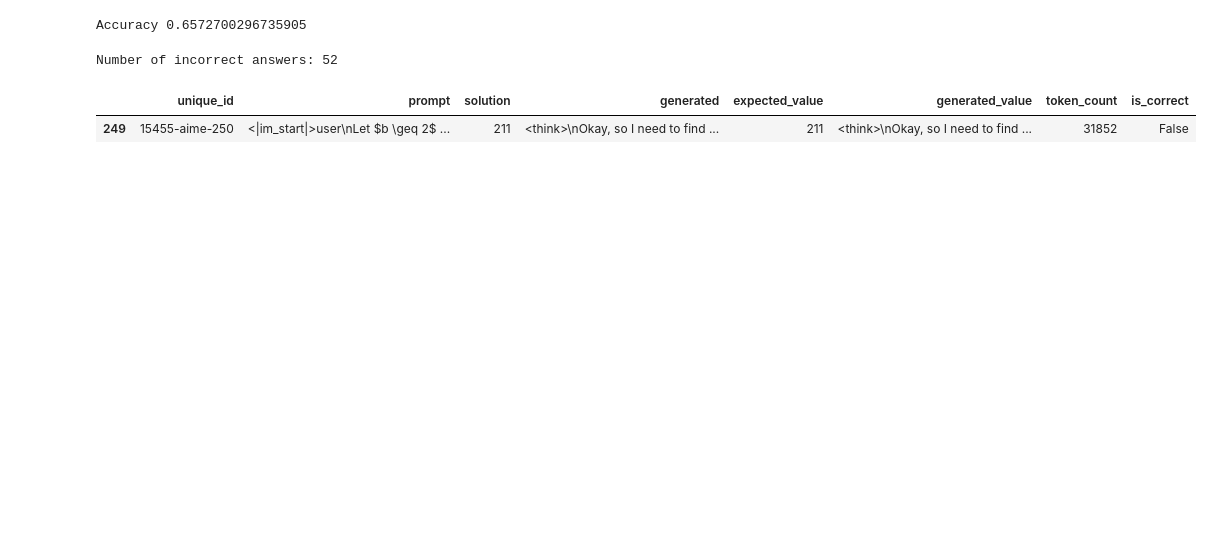
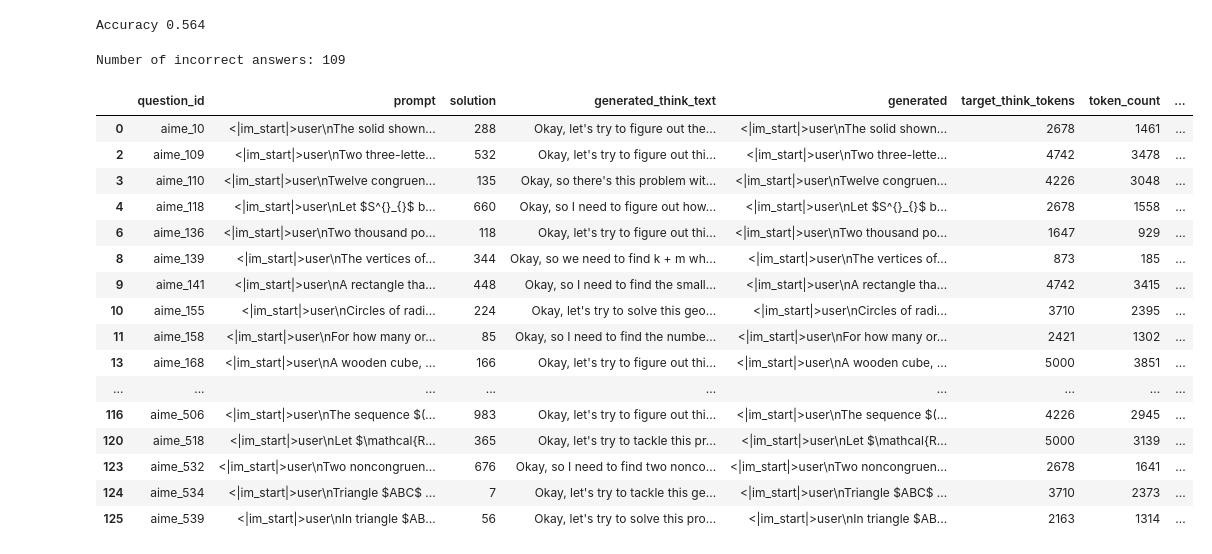
Before and after one commit to SebastianJitaru29/llm-think-too-much, a Jupyter notebook: evaluation/results_analysis.ipynb, the cells around one changed output. Cells and saved outputs as stored; diff of their text form; code cells hidden in the pictures; blank space fills up the shorter version.

Commit message:
wip regressor results

```diff
--- a/evaluation/results_analysis.ipynb
+++ b/evaluation/results_analysis.ipynb
@@ -50,11 +64,12 @@ import pandas as pd
 from eval_pipeline import is_equiv
 model_qwen = "Qwen3-8B_baseline"
 model_qwen_nowait = "Qwen3-8B_nowait"
+model_l1 = "L1-Regressor"
 
-df_qwen_math = pd.read_parquet(Path().resolve().parent / "experiments" / model_qwen_nowait / "olympiad_results.parquet")
+df_qwen_math = pd.read_parquet(Path().resolve().parent / "experiments" / model_l1 / "aime-250_results.parquet")
 print("shape", df_qwen_math.shape)
 print("Accuracy", df_qwen_math["is_correct"].mean())
 incorrect = df_qwen_math[df_qwen_math["is_correct"] == False].copy()
 print("Number of incorrect answers:", len(incorrect))
-incorrect.to_csv("incorrect_qwen_olympiad.csv", index=False)
+df_qwen_math.head()
 # %% [output]
@@ -361,18 +360,33 @@ def evaluate_answer(expected_answer: str, generated_answer: str) -> bool:
 df_qwen_math['expected_value'] = df_qwen_math['solution'].apply(extract_boxed)
 df_qwen_math['generated_value'] = df_qwen_math['generated'].apply(extract_boxed)
 df_qwen_math['is_correct'] = df_qwen_math.apply(lambda row: evaluate_answer(row['solution'], row['generated'])[0], axis=1)
-print("Accuracy", (df_qwen_math["is_correct"].sum() + 20) / len(df_qwen_math))
+print("Accuracy", (df_qwen_math["is_correct"].sum()) / len(df_qwen_math))
 # %% [output]
-Accuracy 0.6572700296735905
+Accuracy 0.564
 # %%
 #all incorrect
 incorrect = df_qwen_math[df_qwen_math["is_correct"] == False].copy()
 print(f"Number of incorrect answers: {len(incorrect)}")
-incorrect.tail(1)
+incorrect.head(50)
 # %% [output]
-Number of incorrect answers: 52
+Number of incorrect answers: 109
-|  | unique_id | prompt | solution | generated | expected_value | generated_value | token_count | is_correct |
-| 249 | 15455-aime-250 | <|im_start|>user\nLet $b \geq 2$ ... | 211 | <think>\nOkay, so I need to find ... | 211 | <think>\nOkay, so I need to find ... | 31852 | False |
+|  | question_id | prompt | solution | generated_think_text | generated | target_think_tokens | token_count | ... |
+| 0 | aime_10 | <|im_start|>user\nThe solid shown... | 288 | Okay, let's try to figure out the... | <|im_start|>user\nThe solid shown... | 2678 | 1461 | ... |
+| 2 | aime_109 | <|im_start|>user\nTwo three-lette... | 532 | Okay, let's try to figure out thi... | <|im_start|>user\nTwo three-lette... | 4742 | 3478 | ... |
+| 3 | aime_110 | <|im_start|>user\nTwelve congruen... | 135 | Okay, so there's this problem wit... | <|im_start|>user\nTwelve congruen... | 4226 | 3048 | ... |
+| 4 | aime_118 | <|im_start|>user\nLet $S^{}_{}$ b... | 660 | Okay, so I need to figure out how... | <|im_start|>user\nLet $S^{}_{}$ b... | 2678 | 1558 | ... |
+| 6 | aime_136 | <|im_start|>user\nTwo thousand po... | 118 | Okay, let's try to figure out thi... | <|im_start|>user\nTwo thousand po... | 1647 | 929 | ... |
+| 8 | aime_139 | <|im_start|>user\nThe vertices of... | 344 | Okay, so we need to find k + m wh... | <|im_start|>user\nThe vertices of... | 873 | 185 | ... |
+| 9 | aime_141 | <|im_start|>user\nA rectangle tha... | 448 | Okay, so I need to find the small... | <|im_start|>user\nA rectangle tha... | 4742 | 3415 | ... |
+| 10 | aime_155 | <|im_start|>user\nCircles of radi... | 224 | Okay, let's try to solve this geo... | <|im_start|>user\nCircles of radi... | 3710 | 2395 | ... |
+| 11 | aime_158 | <|im_start|>user\nFor how many or... | 85 | Okay, so I need to find the numbe... | <|im_start|>user\nFor how many or... | 2421 | 1302 | ... |
+| 13 | aime_168 | <|im_start|>user\nA wooden cube, ... | 166 | Okay, let's try to figure out thi... | <|im_start|>user\nA wooden cube, ... | 5000 | 3851 | ... |
+| ... | ... | ... | ... | ... | ... | ... | ... | ... |
+| 116 | aime_506 | <|im_start|>user\nThe sequence $(... | 983 | Okay, let's try to figure out thi... | <|im_start|>user\nThe sequence $(... | 4226 | 2945 | ... |
+| 120 | aime_518 | <|im_start|>user\nLet $\mathcal{R... | 365 | Okay, let's try to tackle this pr... | <|im_start|>user\nLet $\mathcal{R... | 5000 | 3139 | ... |
+| 123 | aime_532 | <|im_start|>user\nTwo noncongruen... | 676 | Okay, so I need to find two nonco... | <|im_start|>user\nTwo noncongruen... | 2678 | 1641 | ... |
+| 124 | aime_534 | <|im_start|>user\nTriangle $ABC$ ... | 7 | Okay, let's try to tackle this ge... | <|im_start|>user\nTriangle $ABC$ ... | 3710 | 2373 | ... |
+| 125 | aime_539 | <|im_start|>user\nIn triangle $AB... | 56 | Okay, let's try to solve this pro... | <|im_start|>user\nIn triangle $AB... | 2163 | 1314 | ... |
 # %%
 
 false_negatives_math = ["13081-math-500","13093-math-500","12991-math-500", "12772-math-500"]
```
Also changed, not shown: parts of 4 cells of this notebook, 3 other files.
